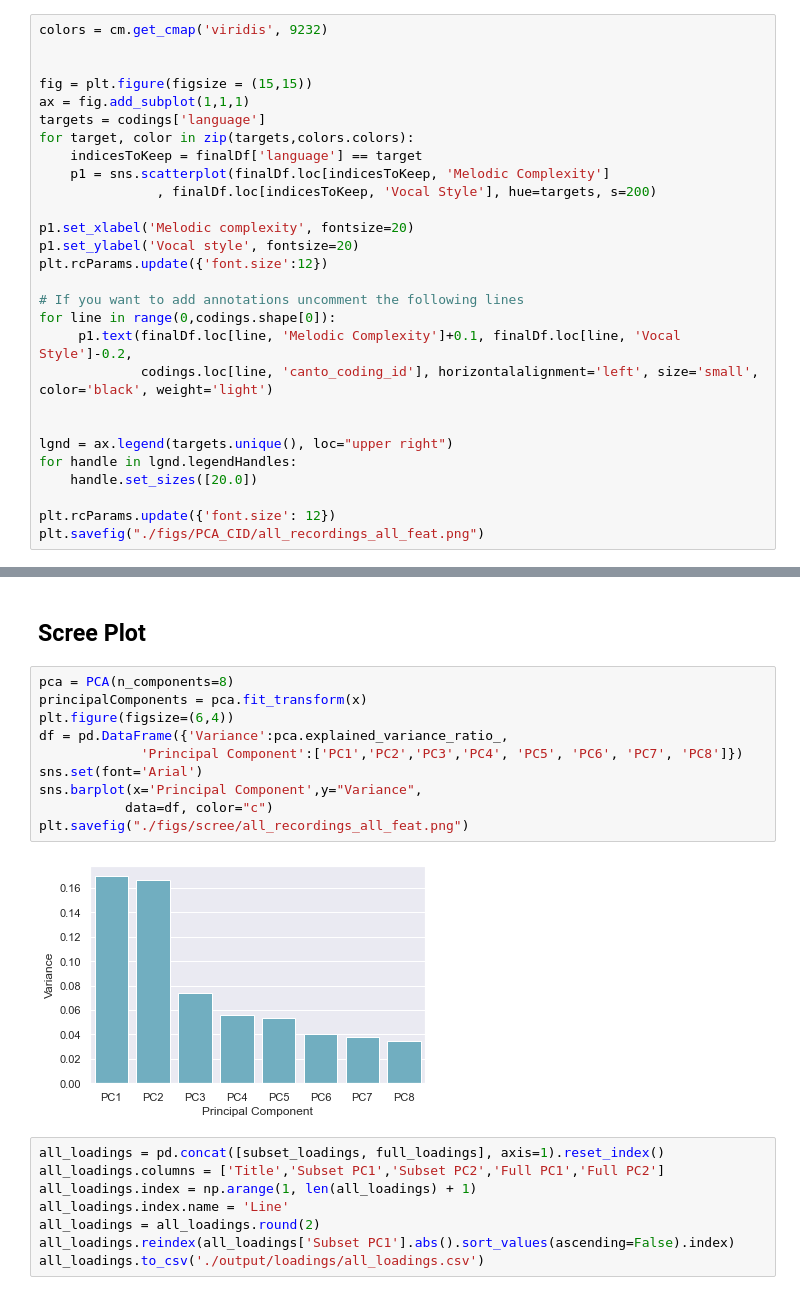
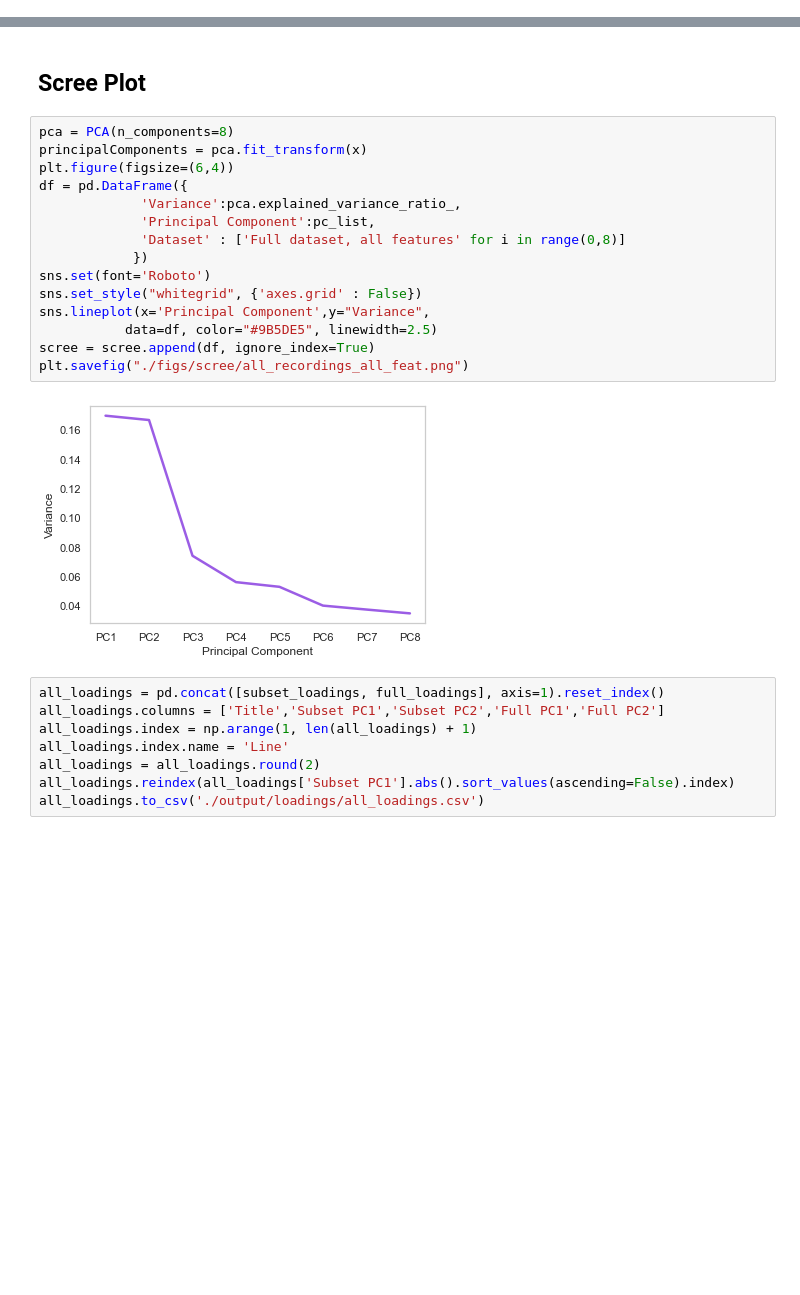
Before and after one commit to comp-music-lab/sfc-journal-2020, a Jupyter notebook: PCA.ipynb, the cells around one changed output, grey strips where cells are left out. Drawn from its saved outputs; the diff is of its cells as text; blank space fills up the shorter version.

Commit message:
revised PCA colors and labels

```diff
--- a/PCA.ipynb
+++ b/PCA.ipynb
@@ -188,28 +161,0 @@ plt.savefig("./figs/pca/all_recordings_all_feat.png")
-# %%
-colors = cm.get_cmap('viridis', 9232)
-
-
-fig = plt.figure(figsize = (15,15))
-ax = fig.add_subplot(1,1,1)
-targets = codings['language']
-for target, color in zip(targets,colors.colors):
-    indicesToKeep = finalDf['language'] == target
-    p1 = sns.scatterplot(finalDf.loc[indicesToKeep, 'Melodic Complexity']
-               , finalDf.loc[indicesToKeep, 'Vocal Style'], hue=targets, s=200)
-
-p1.set_xlabel('Melodic complexity', fontsize=20)
-p1.set_ylabel('Vocal style', fontsize=20)
-plt.rcParams.update({'font.size':12})
-
-# If you want to add annotations uncomment the following lines
-for line in range(0,codings.shape[0]):
-     p1.text(finalDf.loc[line, 'Melodic Complexity']+0.1, finalDf.loc[line, 'Vocal Style']-0.2,
-             codings.loc[line, 'canto_coding_id'], horizontalalignment='left', size='small', color='black', weight='light')
-
-
-lgnd = ax.legend(targets.unique(), loc="upper right")
-for handle in lgnd.legendHandles:
-    handle.set_sizes([20.0])
-
-plt.rcParams.update({'font.size': 12})
-plt.savefig("./figs/PCA_CID/all_recordings_all_feat.png")
@@ -238,15 +219,20 @@ full_loadings = loadings
 # %%
 pca = PCA(n_components=8)
 principalComponents = pca.fit_transform(x)
 plt.figure(figsize=(6,4))
-df = pd.DataFrame({'Variance':pca.explained_variance_ratio_,
-             'Principal Component':['PC1','PC2','PC3','PC4', 'PC5', 'PC6', 'PC7', 'PC8']})
-sns.set(font='Arial')
-sns.barplot(x='Principal Component',y="Variance",
-           data=df, color="c")
+df = pd.DataFrame({
+             'Variance':pca.explained_variance_ratio_,
+             'Principal Component':pc_list,
+             'Dataset' : ['Full dataset, all features' for i in range(0,8)]
+            })
+sns.set(font='Roboto')
+sns.set_style("whitegrid", {'axes.grid' : False})
+sns.lineplot(x='Principal Component',y="Variance",
+           data=df, color="#9B5DE5", linewidth=2.5)
+scree = scree.append(df, ignore_index=True)
 plt.savefig("./figs/scree/all_recordings_all_feat.png")
 # %% [output]
-[figure, old version]
+[figure, new version]
 # %%
 all_loadings = pd.concat([subset_loadings, full_loadings], axis=1).reset_index()
 all_loadings.columns = ['Title','Subset PC1','Subset PC2','Full PC1','Full PC2']
```
Also changed, not shown: parts of 29 cells of this notebook, 13 other files.
